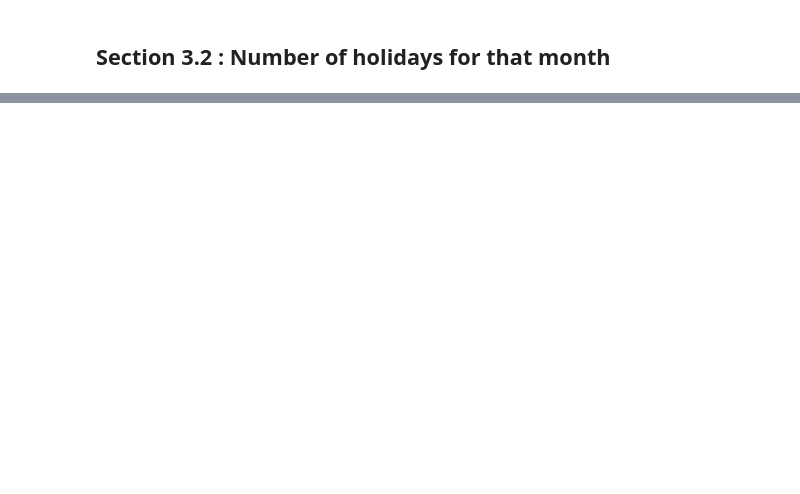
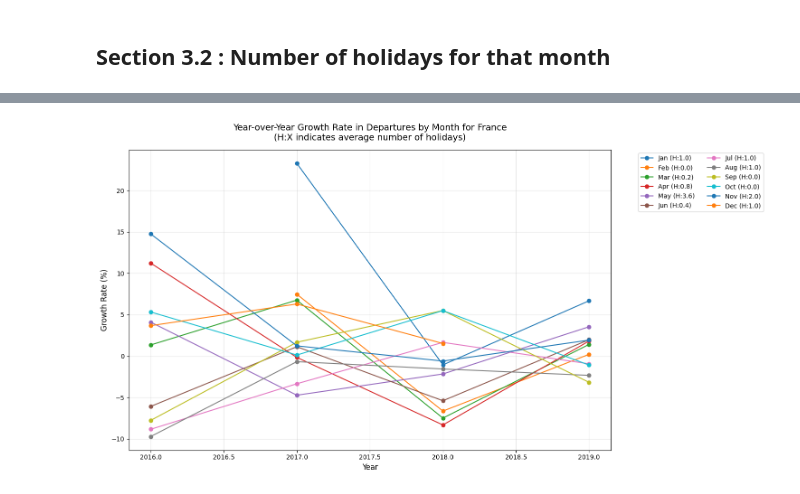
Before and after one commit to vianiecetan/traveltrends, a Jupyter notebook: flight_data_with_holidays.ipynb, the cells around one changed output, grey strips where cells are left out. Saved outputs shown, nothing was run; the diff lists cells and outputs as text; code cells hidden in the pictures; blank space fills up the shorter version.

Commit message:
correlation

```diff
--- a/flight_data_with_holidays.ipynb
+++ b/flight_data_with_holidays.ipynb
@@ -635,0 +651,81 @@ Processed and saved: merged_flight_train_with_holidays.csv
+# %%
+import pandas as pd
+import matplotlib.pyplot as plt
+import numpy as np
+import calendar
+
+# Load the dataset
+df = pd.read_csv('Dataset/merged_flight_train_with_holidays.csv')
+
+# Convert Month column to datetime
+df['Month (YYYY-MM)'] = pd.to_datetime(df['Month (YYYY-MM)'])
+df['Year'] = df['Month (YYYY-MM)'].dt.year
+df['Month'] = df['Month (YYYY-MM)'].dt.month
+
+# Select a country
+country_name = 'France'
+country_data = df[df['Country'] == country_name]
+
+# Calculate average holidays per month
+monthly_holidays = country_data.groupby('Month')['No of holidays'].mean()
+
+# Create the visualization
+plt.figure(figsize=(15, 8))
+
+# Calculate and plot growth rates for each month
+for month in range(1, 13):
+    month_data = country_data[country_data['Month'] == month].sort_values('Year')
+
+    # Calculate growth rates
+    departures = month_data['Departures'].values
+    growth_rates = [(departures[i] - departures[i-1]) / departures[i-1] * 100
+                    for i in range(1, len(departures))]
+    years = month_data['Year'].iloc[1:].values
+
+    # Plot with average holiday count in legend
+    plt.plot(years, growth_rates, 'o-',
+             label=f'{calendar.month_abbr[month]} (H:{monthly_holidays[month]:.1f})')
+
+# Customize the plot
+plt.title(f'Year-over-Year Growth Rate in Departures by Month for {country_name}\n(H:X indicates average number of holidays)',
+          fontsize=14, pad=15)
+plt.xlabel('Year', fontsize=12)
+plt.ylabel('Growth Rate (%)', fontsize=12)
+plt.grid(True, alpha=0.3)
+
+# Add legend with two columns
+plt.legend(bbox_to_anchor=(1.05, 1), loc='upper left', ncol=2)
+
+plt.tight_layout()
+plt.show()
+
+# Print detailed statistics
+print(f"\nMonthly Growth Rate Statistics for {country_name}:")
+print("\nAverage Growth Rates and Holiday Counts by Month:")
+print("Month | Avg Holidays | Avg Growth Rate")
+print("-" * 40)
+
+for month in range(1, 13):
+    month_data = country_data[country_data['Month'] == month].sort_values('Year')
+    departures = month_data['Departures'].values
+    growth_rates = [(departures[i] - departures[i-1]) / departures[i-1] * 100
+                    for i in range(1, len(departures))]
+
+    avg_growth = np.mean(growth_rates) if growth_rates else 0
+    avg_holidays = monthly_holidays[month]
+
+    print(f"{calendar.month_name[month]:<10} | {avg_holidays:>11.1f} | {avg_growth:>13.2f}%")
+
+# Calculate correlation between average holidays and average growth rates
+monthly_growth_rates = []
+for month in range(1, 13):
+    month_data = country_data[country_data['Month'] == month].sort_values('Year')
+    departures = month_data['Departures'].values
+    growth_rates = [(departures[i] - departures[i-1]) / departures[i-1] * 100
+                    for i in range(1, len(departures))]
+    monthly_growth_rates.append(np.mean(growth_rates) if growth_rates else 0)
+
+correlation = np.corrcoef(monthly_holidays, monthly_growth_rates)[0,1]
+print(f"\nCorrelation between average holidays and growth rate: {correlation:.3f}")
+# %% [output]
+[figure, added]
```
Also changed, not shown: parts of 28 cells of this notebook.
